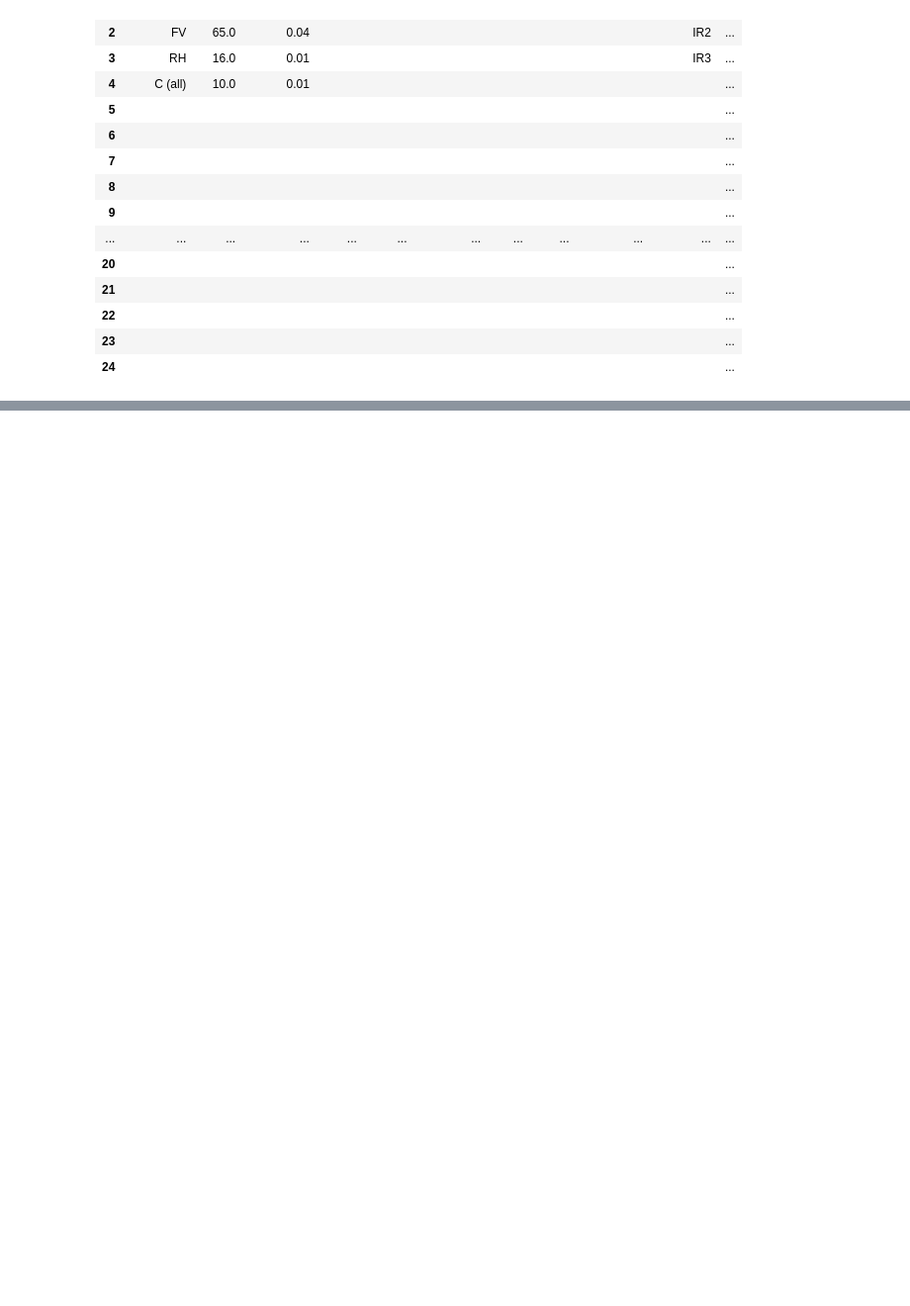
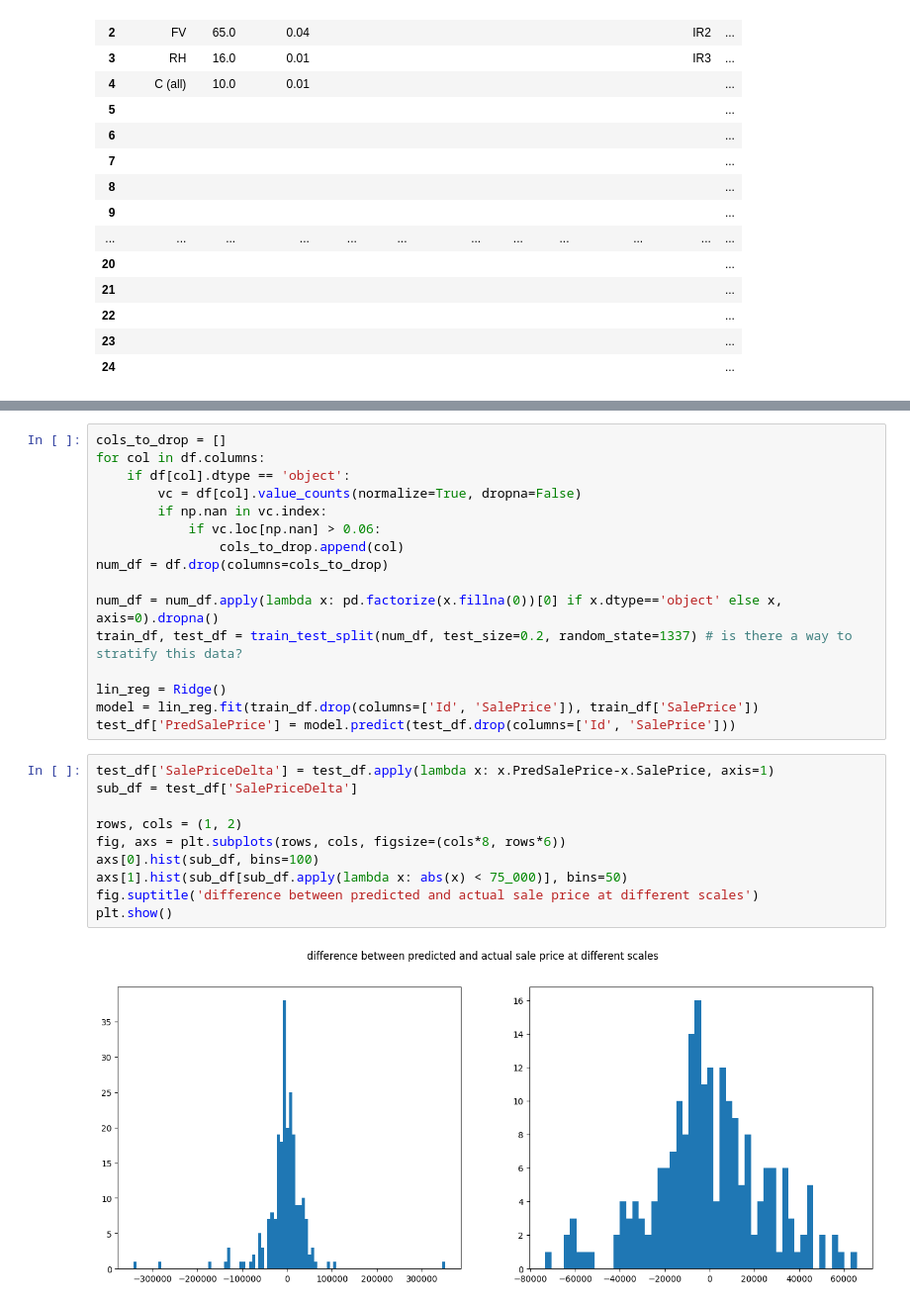
Before and after one commit to mqjg/housing_analysis, a Jupyter notebook: housing_analysis.ipynb, the cells around one changed output, grey strips where cells are left out. Shown at 99% size. Drawn from its saved outputs; the diff is of its cells as text; blank space fills up the shorter version.

```diff
--- a/housing_analysis.ipynb
+++ b/housing_analysis.ipynb
@@ -131,0 +171,28 @@ plt.show()
+# %%
+cols_to_drop = []
+for col in df.columns:
+    if df[col].dtype == 'object':
+        vc = df[col].value_counts(normalize=True, dropna=False)
+        if np.nan in vc.index:
+            if vc.loc[np.nan] > 0.06:
+                cols_to_drop.append(col)
+num_df = df.drop(columns=cols_to_drop)
+
+num_df = num_df.apply(lambda x: pd.factorize(x.fillna(0))[0] if x.dtype=='object' else x, axis=0).dropna()
+train_df, test_df = train_test_split(num_df, test_size=0.2, random_state=1337) # is there a way to stratify this data?
+
+lin_reg = Ridge()
+model = lin_reg.fit(train_df.drop(columns=['Id', 'SalePrice']), train_df['SalePrice'])
+test_df['PredSalePrice'] = model.predict(test_df.drop(columns=['Id', 'SalePrice']))
+# %%
+test_df['SalePriceDelta'] = test_df.apply(lambda x: x.PredSalePrice-x.SalePrice, axis=1)
+sub_df = test_df['SalePriceDelta']
+
+rows, cols = (1, 2)
+fig, axs = plt.subplots(rows, cols, figsize=(cols*8, rows*6))
+axs[0].hist(sub_df, bins=100)
+axs[1].hist(sub_df[sub_df.apply(lambda x: abs(x) < 75_000)], bins=50)
+fig.suptitle('difference between predicted and actual sale price at different scales')
+plt.show()
+# %% [output]
+[figure, added]
```
Also changed, not shown: parts of 8 cells of this notebook.
